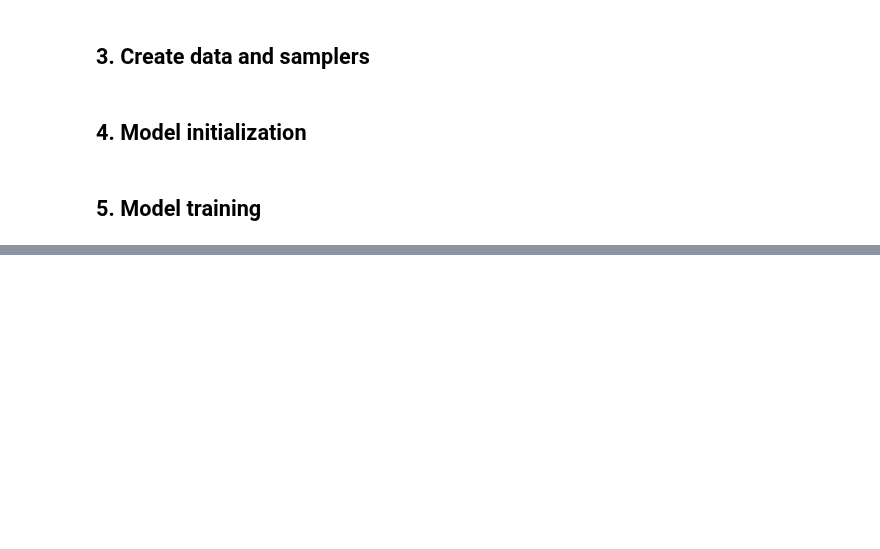
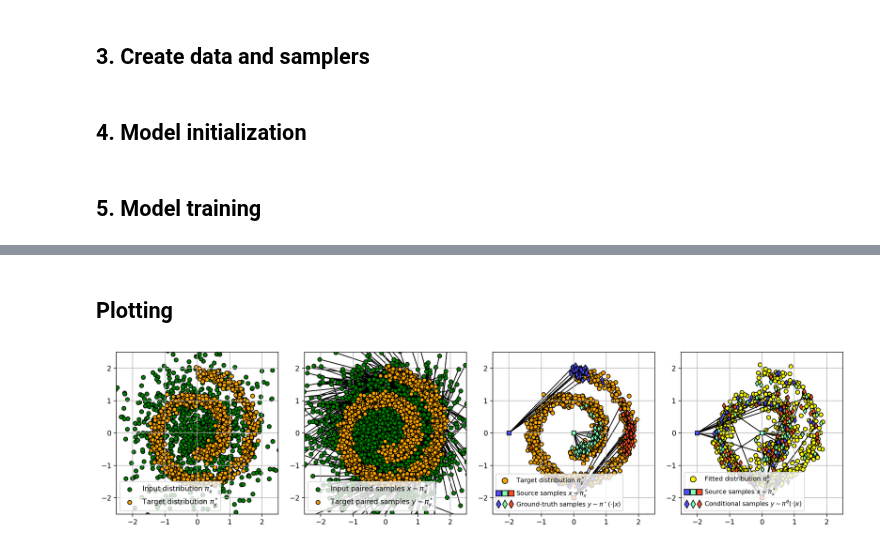
Before and after one commit to MuXauJl11110/EBiEOT, a Jupyter notebook: notebooks/EgEOT_swiss_roll.ipynb, the cells around one changed output, grey strips where cells are left out. Saved outputs shown, nothing was run; the diff lists cells and outputs as text; code cells hidden in the pictures; blank space fills up the shorter version.

```diff
--- a/notebooks/EgEOT_swiss_roll.ipynb
+++ b/notebooks/EgEOT_swiss_roll.ipynb
@@ -168,7 +178,7 @@ if CONTINUE > -1:
 # %%
 # For EMA update
 if EMA_UPDATE:
-    model_copy = EGEOTl2Sq(potential, sample_buffer_instance, config)
+    model_copy = EGEOT(potential, cost, sample_buffer_instance, config)
 # %% [markdown]
 ## 5. Model training
 # %%
@@ -183,7 +193,7 @@ ending_points_paired = Y_paired_train[indices]
 gt_Y_points = get_GT_points(X_sampler, Y_sampler, otp_sampler, starting_points)
 # %%
 def compute_loss(
-    model: EGEOTBase,
+    model: EGEOT,
     X_unpaired: torch.Tensor,
     Y_unpaired: torch.Tensor,
     X_paired: torch.Tensor,
@@ -193,6 +203,8 @@ def compute_loss(
     loss_paired = model.compute_paired_loss(X_paired, Y_paired)
 
     return loss_paired + output["loss"]
+# %%
+MAX_STEPS *= 5
 # %%
 wandb.init(name=EXP_NAME, config=config)
 
@@ -205,8 +217,8 @@ for step in tqdm(range(CONTINUE + 1, MAX_STEPS)):
 
     output = model.compute_unpaired_loss(X, Y)
 
+    D_loss_unpaired = output["loss"]
     wandb.log({f"D unpaired loss": D_loss_unpaired.item()}, step=step)
-    D_loss_unpaired = output["loss"]
 
     wandb.log({f"Pos Out Mean": output["pos_out"].item()}, step=step)
     wandb.log({f"Neg Out Mean": output["neg_out"].item()}, step=step)
@@ -231,6 +243,8 @@ for step in tqdm(range(CONTINUE + 1, MAX_STEPS)):
 
     D_unpaired_gradient_norm = torch.nn.utils.clip_grad_norm_(unpaired_params_to_update, max_norm=D_GRADIENT_MAX_NORM)
     wandb.log({f"D unpaired gradient norm": D_unpaired_gradient_norm.item()}, step=step)
+    D_paired_gradient_norm = torch.nn.utils.clip_grad_norm_(paired_params_to_update, max_norm=D_GRADIENT_MAX_NORM)
+    wandb.log({f"D paired gradient norm": D_paired_gradient_norm.item()}, step=step)
 
     if EMA_UPDATE:
         update_average(model_copy, model, 0.99)
@@ -253,6 +267,17 @@ for step in tqdm(range(CONTINUE + 1, MAX_STEPS)):
     )
 
     if step % PLOT_EVERY == 0:
+        distr_dict = plot_swiss_roll(
+            {"EBM": model},
+            X_sampler,
+            Y_sampler,
+            X_paired_train,
+            Y_paired_train,
+            starting_points,
+            gt_Y_points,
+            log=True,
+        )
+        wandb.log(distr_dict)
         torch.save(model.potential.state_dict(), os.path.join(OUTPUT_PATH, f"potential_{step}.pt"))
 
 torch.save(model.potential.state_dict(), os.path.join(OUTPUT_PATH, f"D_{MAX_STEPS}.pt"))
@@ -262,0 +295,14 @@ wandb.finish()
+# %% [markdown]
+## Plotting
+# %%
+plot_swiss_roll(
+    {"EBM": model},
+    X_sampler,
+    Y_sampler,
+    X_paired_train,
+    Y_paired_train,
+    starting_points,
+    gt_Y_points,
+)
+# %% [output]
+[figure, added]
```
Also changed, not shown: parts of 11 cells of this notebook, 2 other files.
